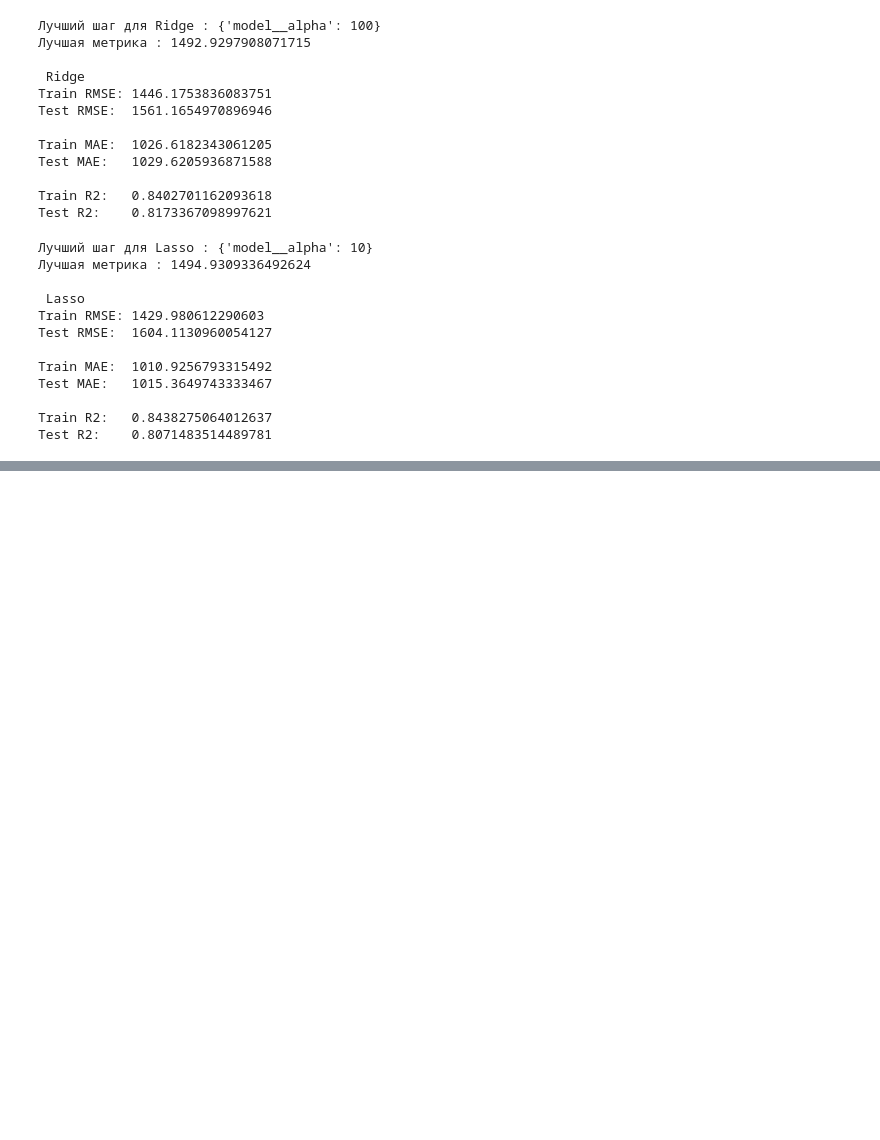
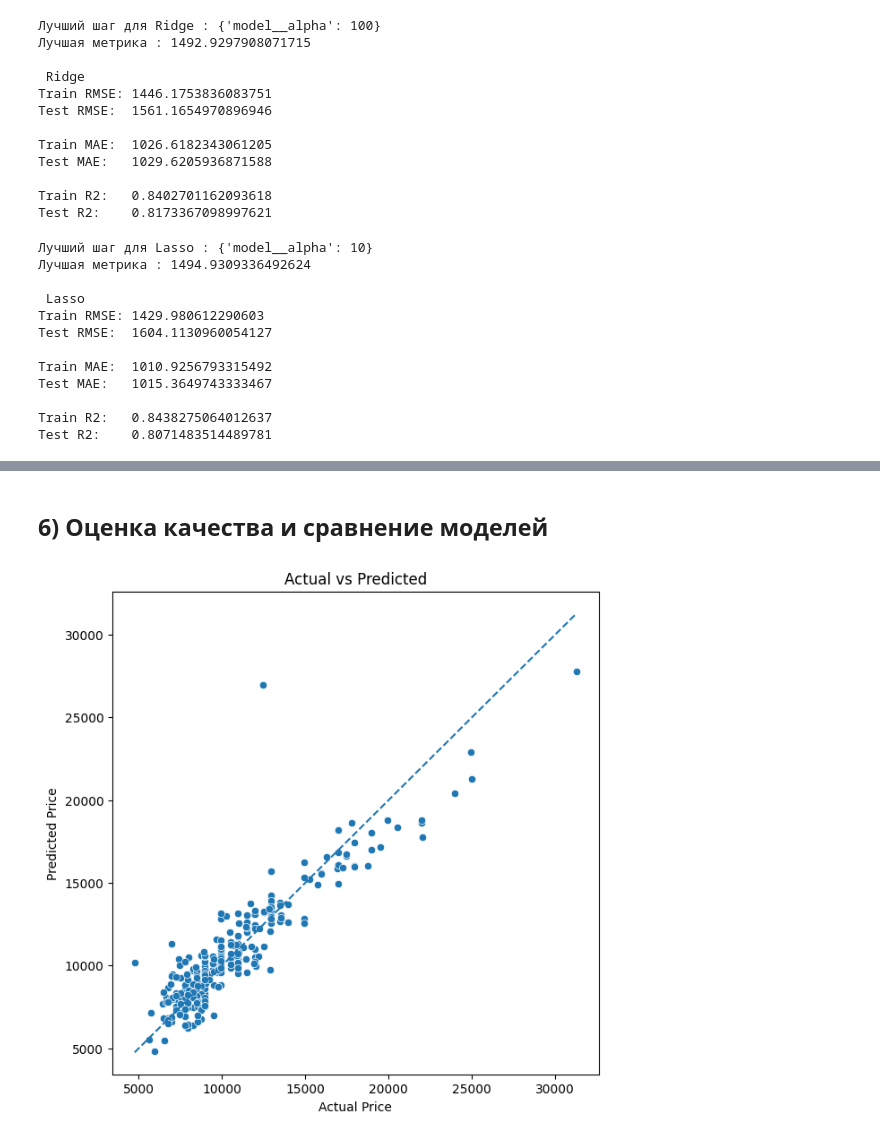
Before and after one commit to vladgulchenko/ml-homeworks, a Jupyter notebook: hw04_linear/hw04_linear.ipynb, the cells around one changed output, grey strips where cells are left out. Cells and saved outputs as stored; diff of their text form; code cells hidden in the pictures; blank space fills up the shorter version.

```diff
--- a/hw04_linear/hw04_linear.ipynb
+++ b/hw04_linear/hw04_linear.ipynb
@@ -438,0 +463,18 @@ Test R2:    0.8071483514489781
+# %% [markdown]
+## 6) Оценка качества и сравнение моделей
+# %%
+## строим prediction error plot для лучшей модели по метрикам
+
+#ridge регуляризация
+best_model_ridge = ridge_grid.best_estimator_
+y_test_pred = best_model_ridge.predict(X_test)
+
+plt.figure(figsize=(7, 7))
+sns.scatterplot(x=y_test, y=y_test_pred)
+plt.plot([y_test.min(), y_test.max()], [y_test.min(), y_test.max()], linestyle="--")
+plt.xlabel("Actual Price")
+plt.ylabel("Predicted Price")
+plt.title("Actual vs Predicted")
+plt.show()
+# %% [output]
+[figure, added]
```
Also changed, not shown: parts of 9 cells of this notebook.
